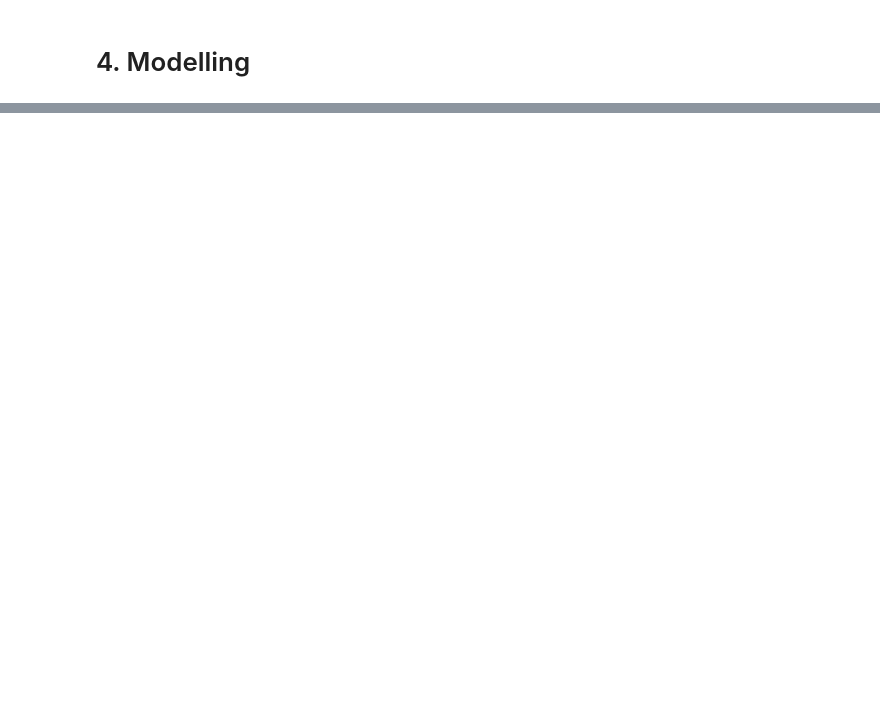
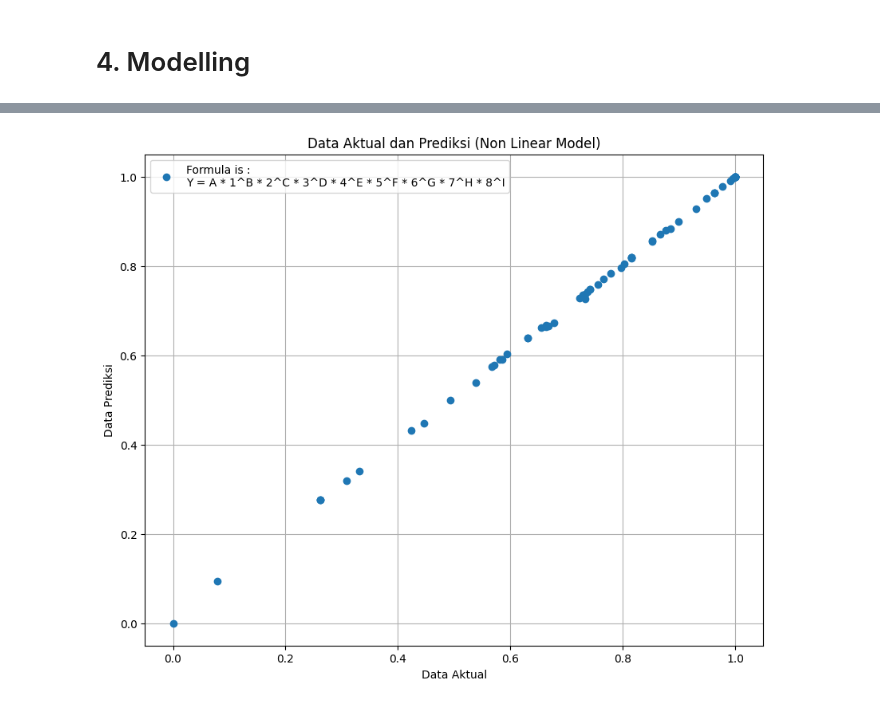
Before and after one commit to yudhaislamisulistya/non-linear-programming-ro, a Jupyter notebook: non-linear.ipynb, the cells around one changed output, grey strips where cells are left out. Cells and saved outputs as stored; diff of their text form; code cells hidden in the pictures; blank space fills up the shorter version.

```diff
--- a/non-linear.ipynb
+++ b/non-linear.ipynb
@@ -351,0 +189,11 @@ R^2 correlation = 0.9964348634418513
+# %%
+plt.figure(figsize=(10,8)) # berfungsi untuk mengatur ukuran gambar
+plt.title('Data Aktual dan Prediksi (Non Linear Model)') # berfungsi untuk mengatur judul gambar
+plt.plot(ym,y,'o') # berfungsi untuk mengatur nilai x dan y
+plt.xlabel('Data Aktual') # berfungsi untuk mengatur label x
+plt.ylabel('Data Prediksi') # berfungsi untuk mengatur label y
+plt.legend([cLegend]) # berfungsi untuk mengatur legenda
+plt.grid(True) # berfungsi untuk mengatur grid
+plt.show() # berfungsi untuk menampilkan gambar
+# %% [output]
+[figure, added]
```
Also changed, not shown: parts of 25 cells of this notebook.
